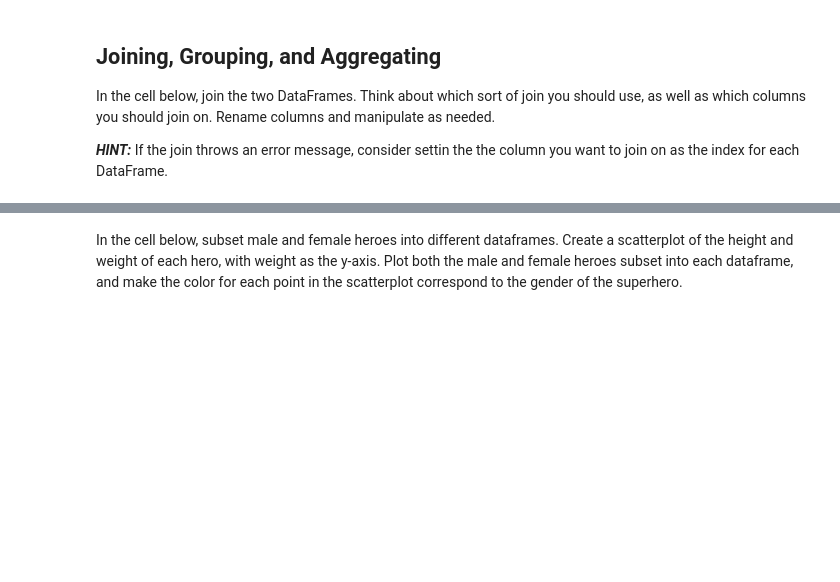
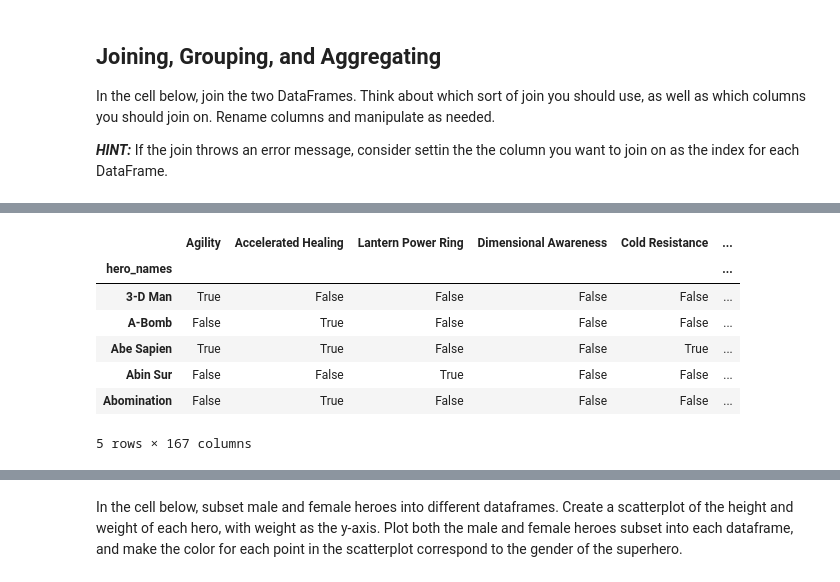
Before and after one commit to acl2171/dsc-1-04-13-project-data-cleaning-online-ds-ft-112618, a Jupyter notebook: index.ipynb, the cells around one changed output, grey strips where cells are left out. Cells and saved outputs as stored; diff of their text form; code cells hidden in the pictures; blank space fills up the shorter version.

```diff
--- a/index.ipynb
+++ b/index.ipynb
@@ -114,0 +330,12 @@ In the cell below, join the two DataFrames.  Think about which sort of join you
+# %%
+powers_df.set_index("hero_names", inplace=True)
+powers_df.head()
+# %% [output]
+|  | Agility | Accelerated Healing | Lantern Power Ring | Dimensional Awareness | Cold Resistance | ... |
+| hero_names |  |  |  |  |  | ... |
+| 3-D Man | True | False | False | False | False | ... |
+| A-Bomb | False | True | False | False | False | ... |
+| Abe Sapien | True | True | False | False | True | ... |
+| Abin Sur | False | False | True | False | False | ... |
+| Abomination | False | True | False | False | False | ... |
+5 rows × 167 columns
```
Also changed, not shown: parts of 26 cells of this notebook.
